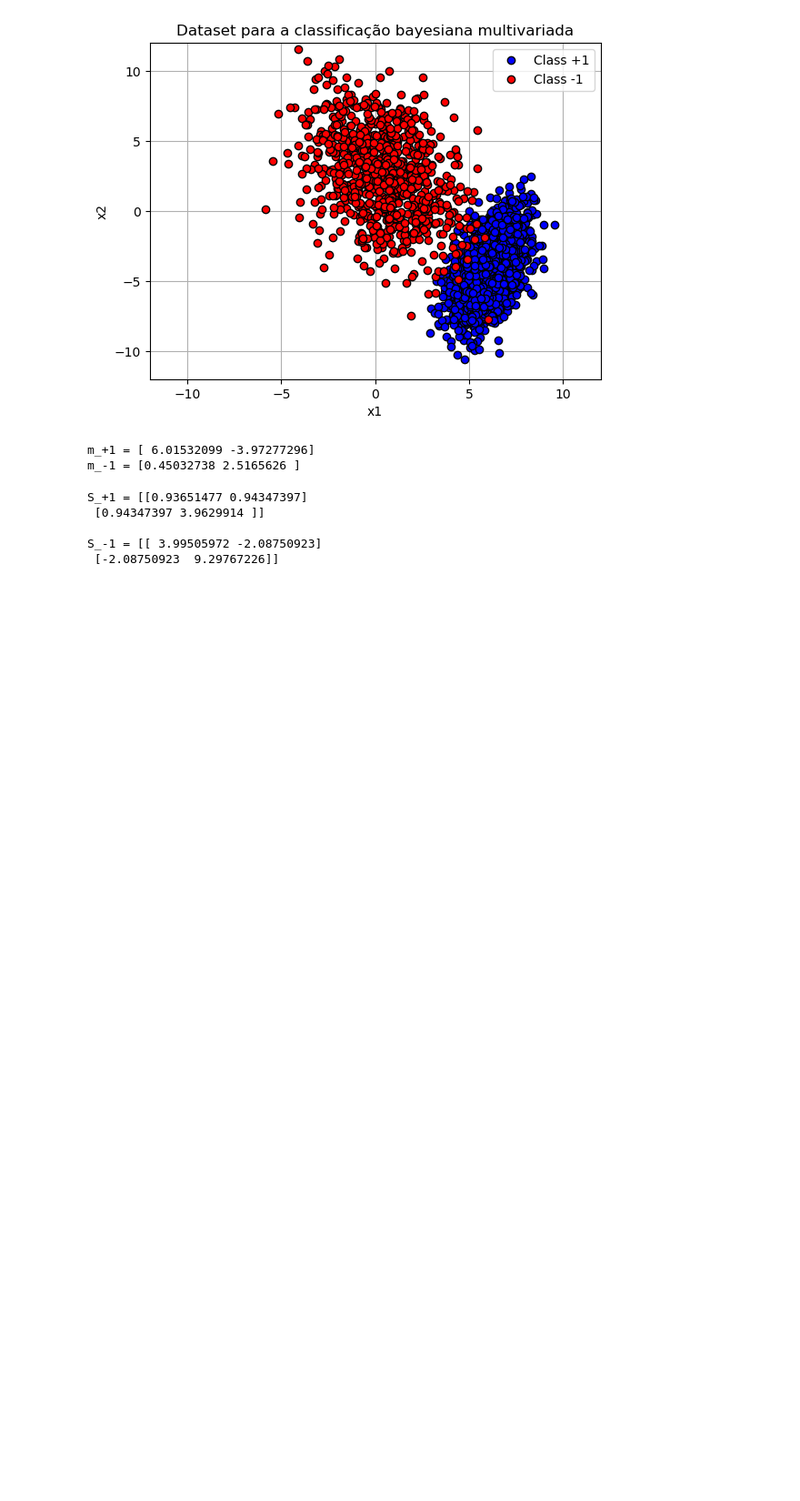
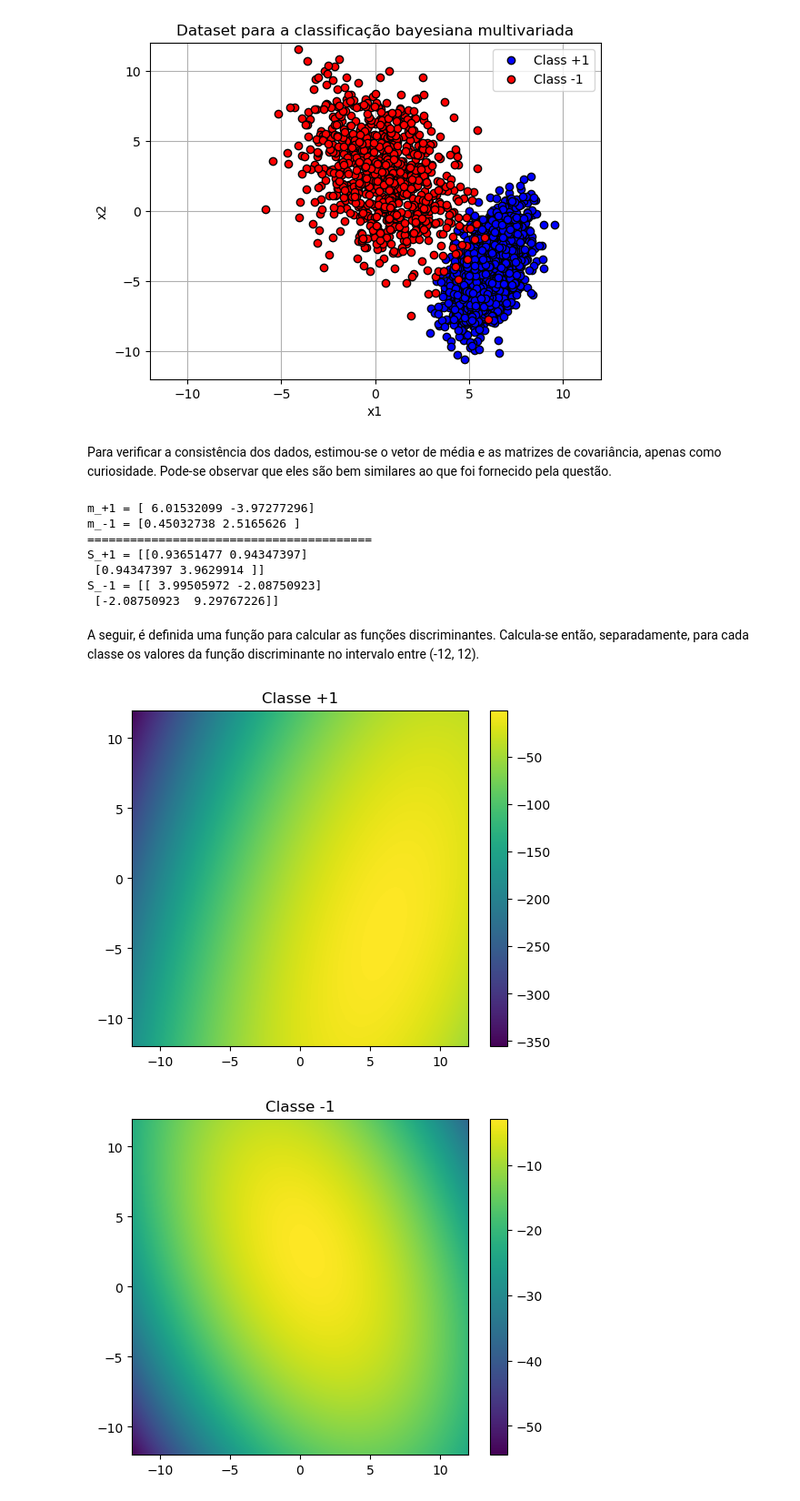
Before and after one commit to HenriqueTogo/machine-learning, a Jupyter notebook: Lista03/lista_03_231111280_q01.ipynb, the cells around one changed output. Shown: that part at 91% size. Saved outputs shown, nothing was run; the diff lists cells and outputs as text; code cells hidden in the pictures; blank space fills up the shorter version.

Commit message:
questão comentada

```diff
--- a/Lista03/lista_03_231111280_q01.ipynb
+++ b/Lista03/lista_03_231111280_q01.ipynb
@@ -73,42 +79,57 @@ plt.grid()
 plt.show()
 # %% [output]
 [figure]
+# %% [markdown]
+Para verificar a consistência dos dados, estimou-se o vetor de média e as matrizes de covariância, apenas como curiosidade. Pode-se observar que eles são bem similares ao que foi fornecido pela questão.
 # %%
 u_0_estimated = np.array([np.mean(arr_0[:,0]), np.mean(arr_0[:,1])])
 print(f'm_+1 = {u_0_estimated}')
-
 u_1_estimated = np.array([np.mean(arr_1[:,0]), np.mean(arr_1[:,1])])
 print(f'm_-1 = {u_1_estimated}')
+
+N_0 = len(arr_0)
+N_1 = len(arr_1)
+s_matrix = np.zeros((2, 2))
+print(40*'=')
+
+S_0 = np.transpose(arr_0[:,0:2] - u_0_estimated) @ (arr_0[:,0:2] - u_0_estimated) / N_0
+S_1 = np.transpose(arr_1[:,0:2] - u_1_estimated) @ (arr_1[:,0:2] - u_1_estimated) / N_1
+print(f'S_+1 = {S_0}')
+print(f'S_-1 = {S_1}')
 # %% [output]
 m_+1 = [ 6.01532099 -3.97277296]
 m_-1 = [0.45032738 2.5165626 ]
+========================================
+S_+1 = [[0.93651477 0.94347397]
+ [0.94347397 3.9629914 ]]
+S_-1 = [[ 3.99505972 -2.08750923]
+ [-2.08750923  9.29767226]]
-# %%
-N_0 = len(arr_0)
-N_1 = len(arr_1)
-s_matrix = np.zeros((2, 2))
-
-S_0 = np.transpose(arr_0[:,0:2] - u_0_estimated) @ (arr_0[:,0:2] - u_0_estimated) / N_0
-S_1 = np.transpose(arr_1[:,0:2] - u_1_estimated) @ (arr_1[:,0:2] - u_1_estimated) / N_1
-print(f'S_+1 = {S_0}')
-print()
-print(f'S_-1 = {S_1}')
-# %% [output]
-S_+1 = [[0.93651477 0.94347397]
- [0.94347397 3.9629914 ]]
-
-S_-1 = [[ 3.99505972 -2.08750923]
- [-2.08750923  9.29767226]]
+# %% [markdown]
+A seguir, é definida uma função para calcular as funções discriminantes. Calcula-se então, separadamente, para cada classe os valores da função discriminante no intervalo entre (-12, 12).
 # %%
 def discriminant(x, m, s, p):
     return -0.5 * np.log(np.linalg.det(s)) - 0.5 * (x - m) @ np.linalg.inv(s) @ np.transpose(x - m)  + np.log(p)
 # %%
 g_0 = np.zeros((len(x1), len(x2)))
 g_1 = np.zeros((len(x1), len(x2)))
 
 for i in range(len(x1)):
     for j in range(len(x2)):
-        g_0[number_points-1-i, j] = discriminant(np.transpose([x1[j], x2[i]]), u_0_estimated, S_0, p_0)
+        g_0[number_points-1-i, j] = discriminant(np.transpose([x1[j], x2[i]]), u_0, cov_0, p_0)
 
 for i in range(len(x1)):
     for j in range(len(x2)):
-        g_1[number_points-1-i, j] = discriminant(np.transpose([x1[j], x2[i]]), u_1_estimated, S_1, p_1)
+        g_1[number_points-1-i, j] = discriminant(np.transpose([x1[j], x2[i]]), u_1, cov_1, p_1)
+
+plt.imshow(g_0, cmap='viridis', extent=[min_lim, max_lim, min_lim, max_lim])
+plt.title('Classe +1')
+plt.colorbar()
+plt.show()
+
+plt.imshow(g_1, cmap='viridis', extent=[min_lim, max_lim, min_lim, max_lim])
+plt.title('Classe -1')
+plt.colorbar()
+plt.show()
+# %% [output]
+[figure, added]
+[figure, added]
```
Also changed, not shown: parts of 15 cells of this notebook.
